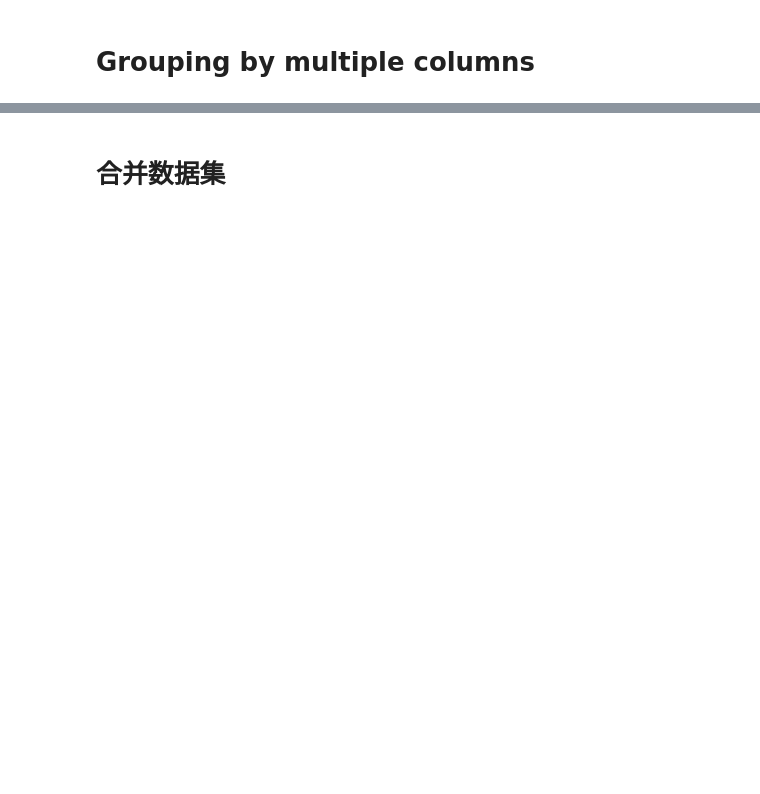
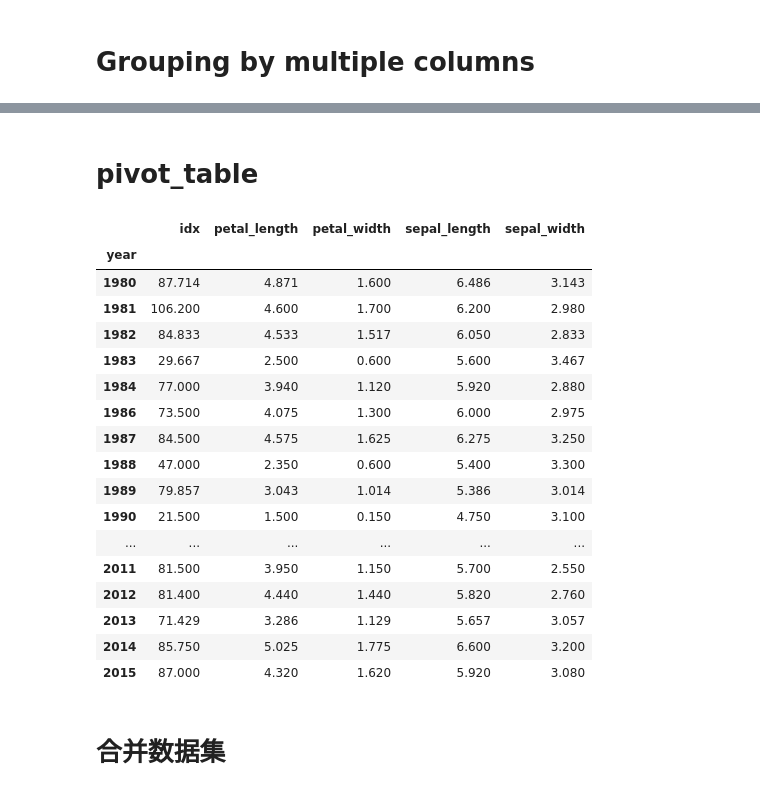
Before and after one commit to felixfan/scripts, a Jupyter notebook: python/ipynb/pandas.ipynb, the cells around one changed output, grey strips where cells are left out. Drawn from its saved outputs; the diff is of its cells as text; code cells hidden in the pictures; blank space fills up the shorter version.

```diff
--- a/python/ipynb/pandas.ipynb
+++ b/python/ipynb/pandas.ipynb
@@ -317,3 +321,26 @@ df.groupby([df.year // 10 * 10, df.sepal_length // 1]).mean()
+# %% [markdown]
+# pivot_table
+# %%
+df.pivot_table(values=["idx","sepal_length","sepal_width","petal_length","petal_width"], index=["year"], aggfunc=np.mean)
+# %% [output]
+|  | idx | petal_length | petal_width | sepal_length | sepal_width |
+| year |  |  |  |  |  |
+| 1980 | 87.714 | 4.871 | 1.600 | 6.486 | 3.143 |
+| 1981 | 106.200 | 4.600 | 1.700 | 6.200 | 2.980 |
+| 1982 | 84.833 | 4.533 | 1.517 | 6.050 | 2.833 |
+| 1983 | 29.667 | 2.500 | 0.600 | 5.600 | 3.467 |
+| 1984 | 77.000 | 3.940 | 1.120 | 5.920 | 2.880 |
+| 1986 | 73.500 | 4.075 | 1.300 | 6.000 | 2.975 |
+| 1987 | 84.500 | 4.575 | 1.625 | 6.275 | 3.250 |
+| 1988 | 47.000 | 2.350 | 0.600 | 5.400 | 3.300 |
+| 1989 | 79.857 | 3.043 | 1.014 | 5.386 | 3.014 |
+| 1990 | 21.500 | 1.500 | 0.150 | 4.750 | 3.100 |
+| ... | ... | ... | ... | ... | ... |
+| 2011 | 81.500 | 3.950 | 1.150 | 5.700 | 2.550 |
+| 2012 | 81.400 | 4.440 | 1.440 | 5.820 | 2.760 |
+| 2013 | 71.429 | 3.286 | 1.129 | 5.657 | 3.057 |
+| 2014 | 85.750 | 5.025 | 1.775 | 6.600 | 3.200 |
+| 2015 | 87.000 | 4.320 | 1.620 | 5.920 | 3.080 |
 # %% [markdown]
 # 合并数据集
 # %%
```
Also changed, not shown: parts of 19 cells of this notebook.
